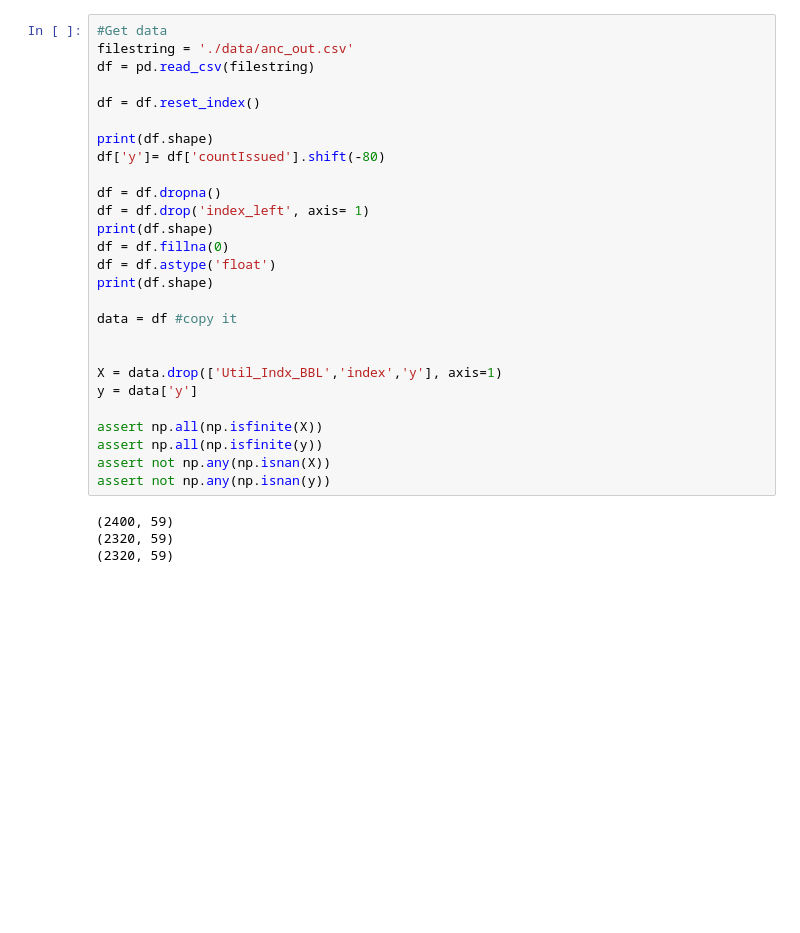
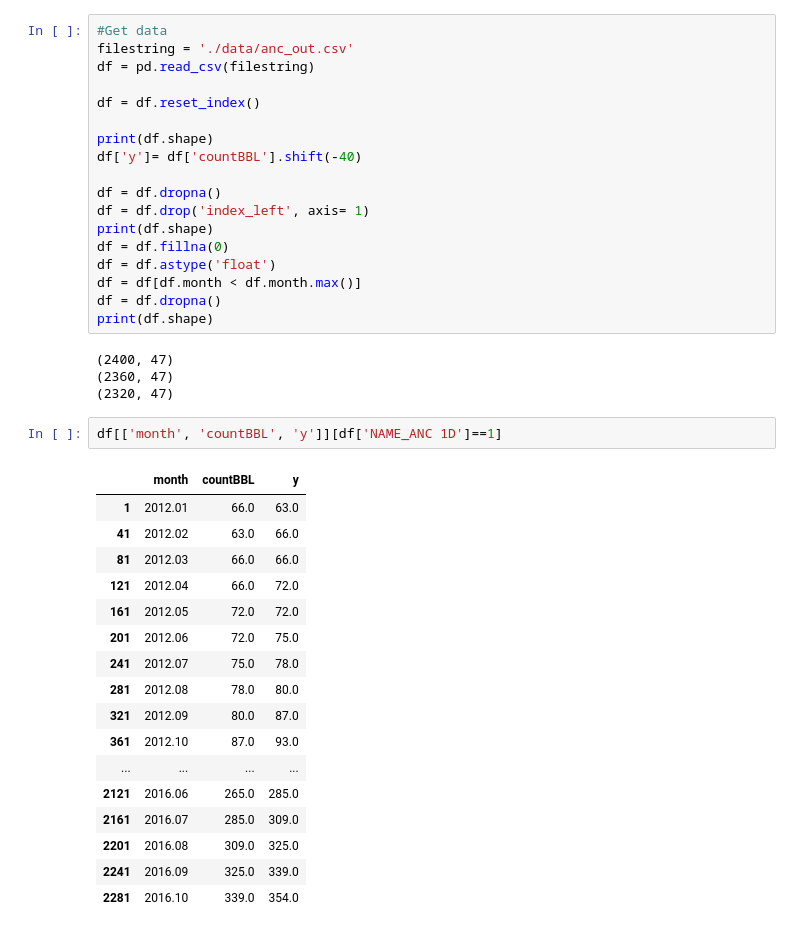
Before and after one commit to CLandauGWU/group_e, a Jupyter notebook: Model_Select.ipynb, the cells around one changed output. Drawn from its saved outputs; the diff is of its cells as text; blank space fills up the shorter version.

```diff
--- a/Model_Select.ipynb
+++ b/Model_Select.ipynb
@@ -22,27 +33,38 @@ df = pd.read_csv(filestring)
 df = df.reset_index()
 
 print(df.shape)
-df['y']= df['countIssued'].shift(-80)
+df['y']= df['countBBL'].shift(-40)
 
 df = df.dropna()
 df = df.drop('index_left', axis= 1)
 print(df.shape)
 df = df.fillna(0)
 df = df.astype('float')
+df = df[df.month < df.month.max()]
+df = df.dropna()
 print(df.shape)
-
-data = df #copy it
-
-
-X = data.drop(['Util_Indx_BBL','index','y'], axis=1)
-y = data['y']
-
-assert np.all(np.isfinite(X))
-assert np.all(np.isfinite(y))
-assert not np.any(np.isnan(X))
-assert not np.any(np.isnan(y))
 # %% [output]
-(2400, 59)
-(2320, 59)
-(2320, 59)
+(2400, 47)
+(2360, 47)
+(2320, 47)
+# %%
+df[['month', 'countBBL', 'y']][df['NAME_ANC 1D']==1]
+# %% [output]
+|  | month | countBBL | y |
+| 1 | 2012.01 | 66.0 | 63.0 |
+| 41 | 2012.02 | 63.0 | 66.0 |
+| 81 | 2012.03 | 66.0 | 66.0 |
+| 121 | 2012.04 | 66.0 | 72.0 |
+| 161 | 2012.05 | 72.0 | 72.0 |
+| 201 | 2012.06 | 72.0 | 75.0 |
+| 241 | 2012.07 | 75.0 | 78.0 |
+| 281 | 2012.08 | 78.0 | 80.0 |
+| 321 | 2012.09 | 80.0 | 87.0 |
+| 361 | 2012.10 | 87.0 | 93.0 |
+| ... | ... | ... | ... |
+| 2121 | 2016.06 | 265.0 | 285.0 |
+| 2161 | 2016.07 | 285.0 | 309.0 |
+| 2201 | 2016.08 | 309.0 | 325.0 |
+| 2241 | 2016.09 | 325.0 | 339.0 |
+| 2281 | 2016.10 | 339.0 | 354.0 |
 # %%
```
Also changed, not shown: parts of 18 cells of this notebook.
